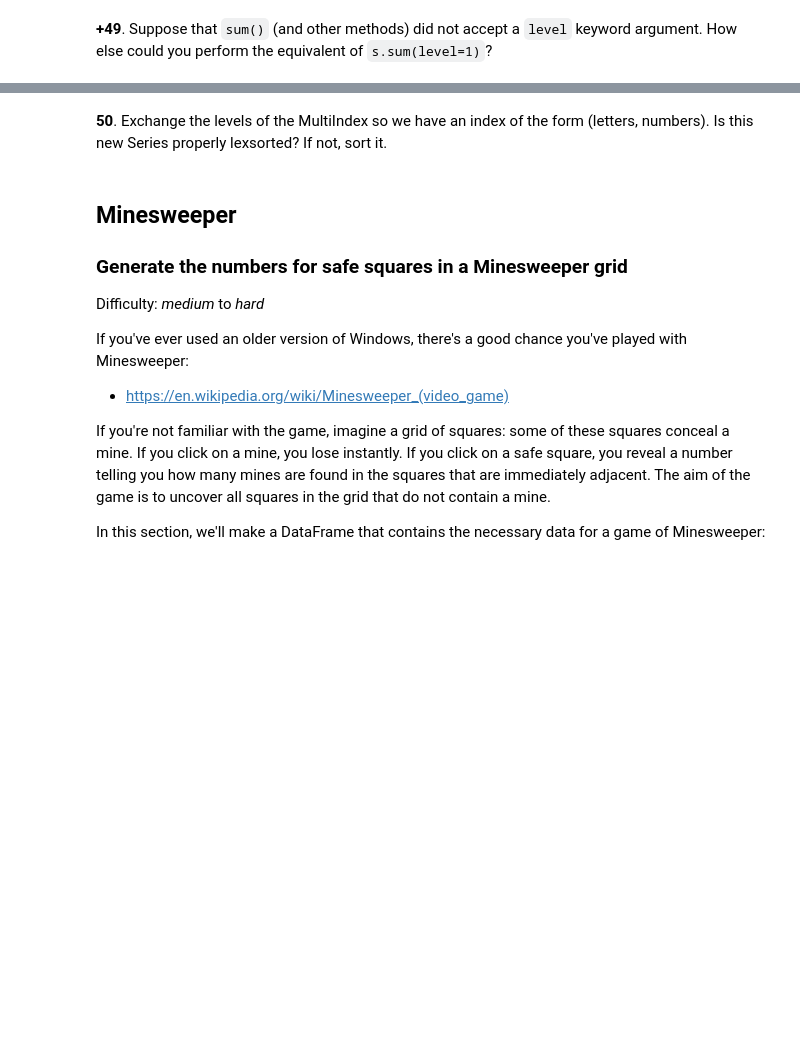
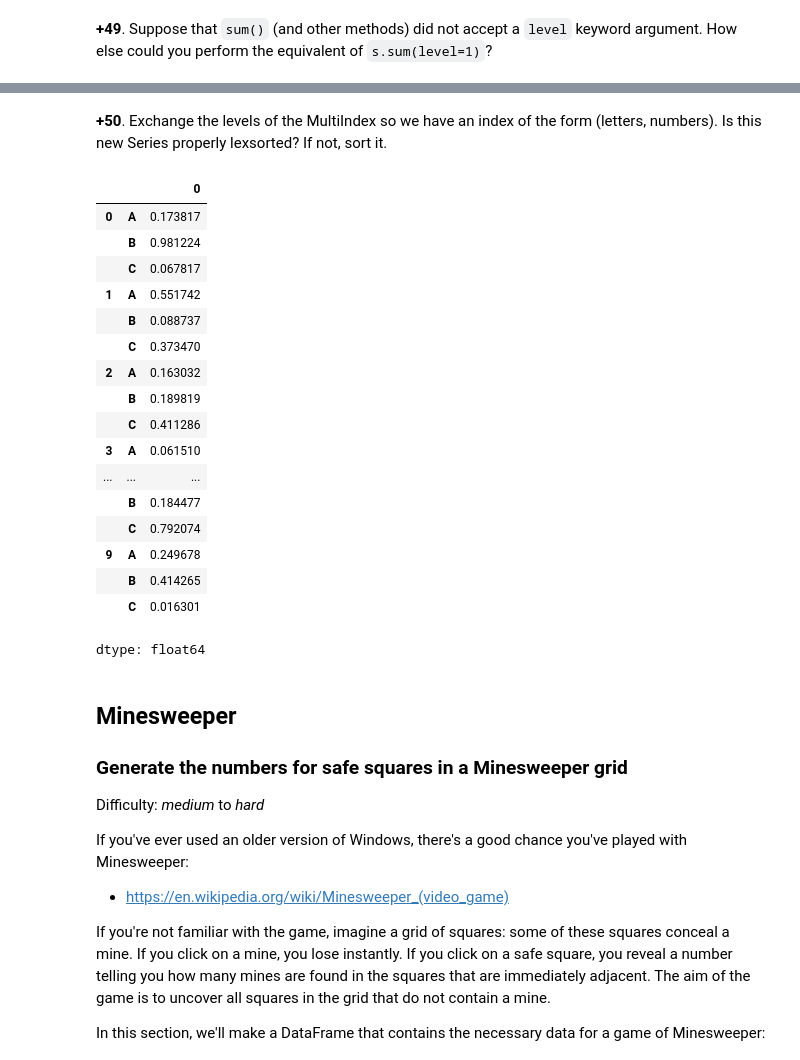
Before and after one commit to bogdan-kovalchuk/100-pandas-puzzles, a Jupyter notebook: 100-pandas-puzzles.ipynb, the cells around one changed output, grey strips where cells are left out. Saved outputs shown, nothing was run; the diff lists cells and outputs as text; code cells hidden in the pictures; blank space fills up the shorter version.

```diff
--- a/100-pandas-puzzles.ipynb
+++ b/100-pandas-puzzles.ipynb
@@ -905,6 +905,32 @@ s.unstack().sum(axis=0)
 dtype: float64
 # %% [markdown]
-**50**. Exchange the levels of the MultiIndex so we have an index of the form (letters, numbers). Is this new Series properly lexsorted? If not, sort it.
+**+50**. Exchange the levels of the MultiIndex so we have an index of the form (letters, numbers). Is this new Series properly lexsorted? If not, sort it.
+# %%
+new_s = s.swaplevel(0, 1)
+
+if new_s.index._lexsort_depth < new_s.index.nlevels:
+    new_s = new_s.sort_index()
+
+new_s
+# %% [output]
+|  |  | 0 |
+| 0 | A | 0.173817 |
+|  | B | 0.981224 |
+|  | C | 0.067817 |
+| 1 | A | 0.551742 |
+|  | B | 0.088737 |
+|  | C | 0.373470 |
+| 2 | A | 0.163032 |
+|  | B | 0.189819 |
+|  | C | 0.411286 |
+| 3 | A | 0.061510 |
+| ... | ... | ... |
+|  | B | 0.184477 |
+|  | C | 0.792074 |
+| 9 | A | 0.249678 |
+|  | B | 0.414265 |
+|  | C | 0.016301 |
+dtype: float64
 # %% [markdown]
 ## Minesweeper
 
```
Also changed, not shown: parts of 12 cells of this notebook.
